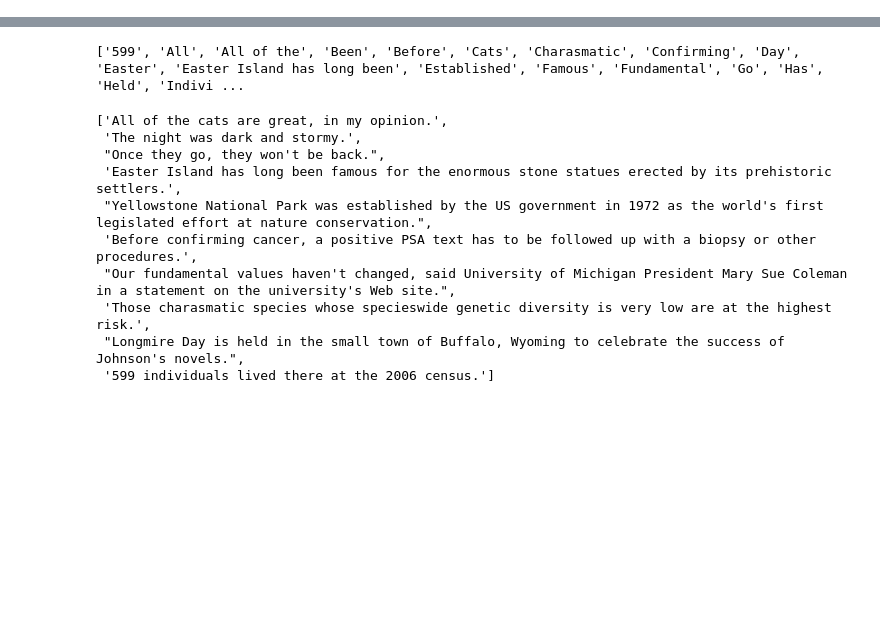
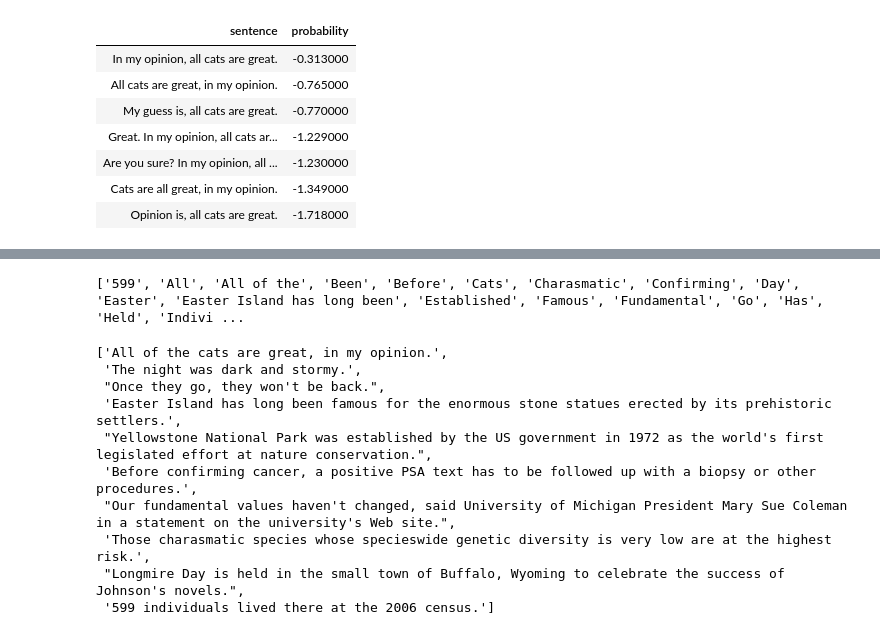
Before and after one commit to adomaatobrah/simplewebpage, a Jupyter notebook: April/testmarian.ipynb, the cells around one changed output, grey strips where cells are left out. Drawn from its saved outputs; the diff is of its cells as text; code cells hidden in the pictures; blank space fills up the shorter version.

```diff
--- a/April/testmarian.ipynb
+++ b/April/testmarian.ipynb
@@ -80,3 +381,20 @@ def score_prefix(src, prefix):
+# %%
+sorted_scores = sorted(((score, result) for score, result in sent_scores), reverse=True)
+results = pd.DataFrame({'sentence': [pair[1] for pair in sorted_scores],
+              'probability': [pair[0] for pair in sorted_scores]}).style.hide_index()
+# df = df.style.set_properties(**{'text-align': 'left'})
+pd.set_option('display.max_colwidth', None)
+pd.set_option("display.colheader_justify","left")
+results
+# %% [output]
+| sentence | probability |
+| In my opinion, all cats are great. | -0.313000 |
+| All cats are great, in my opinion. | -0.765000 |
+| My guess is, all cats are great. | -0.770000 |
+| Great. In my opinion, all cats ar... | -1.229000 |
+| Are you sure? In my opinion, all ... | -1.230000 |
+| Cats are all great, in my opinion. | -1.349000 |
+| Opinion is, all cats are great. | -1.718000 |
 # %%
 score_prefix("In my opinion, all cats are great.", "All cats")
 # %% [output]
```
Also changed, not shown: parts of 62 cells of this notebook, 1 other file.
